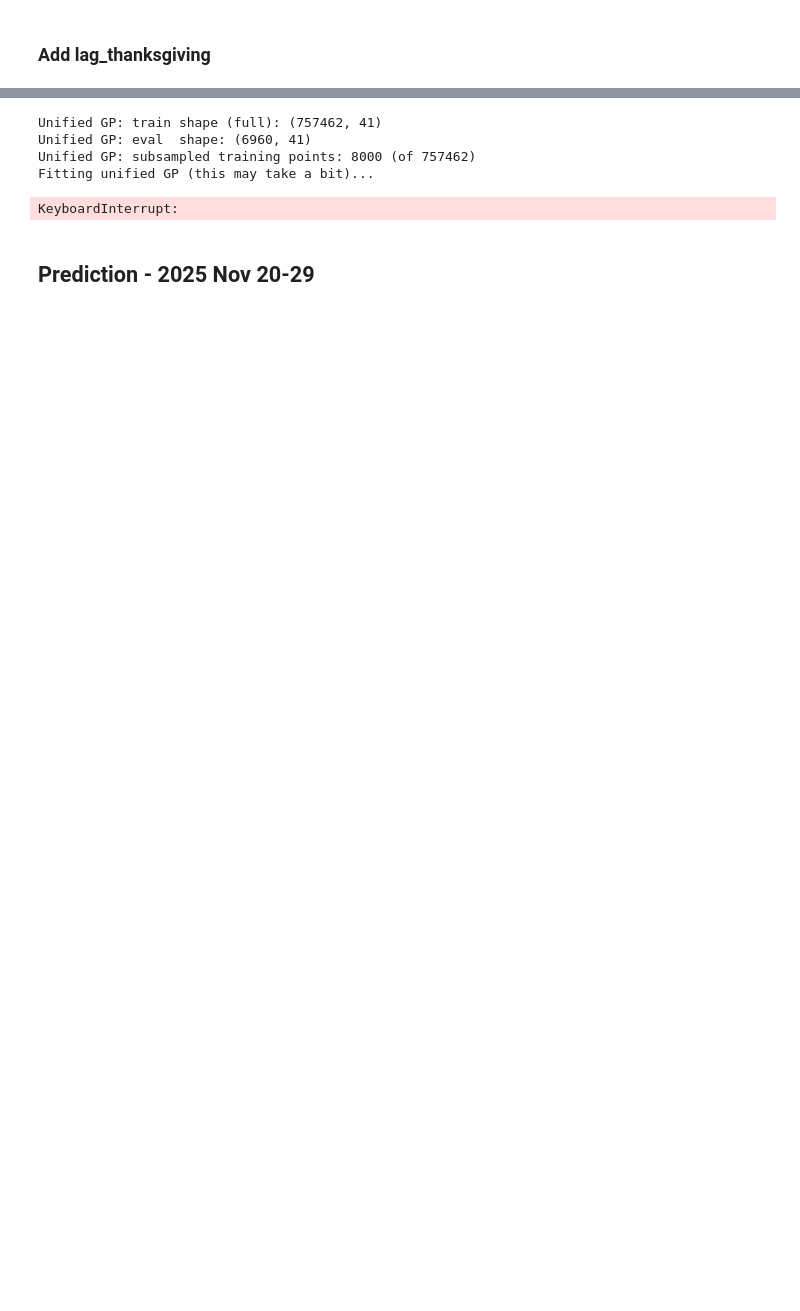
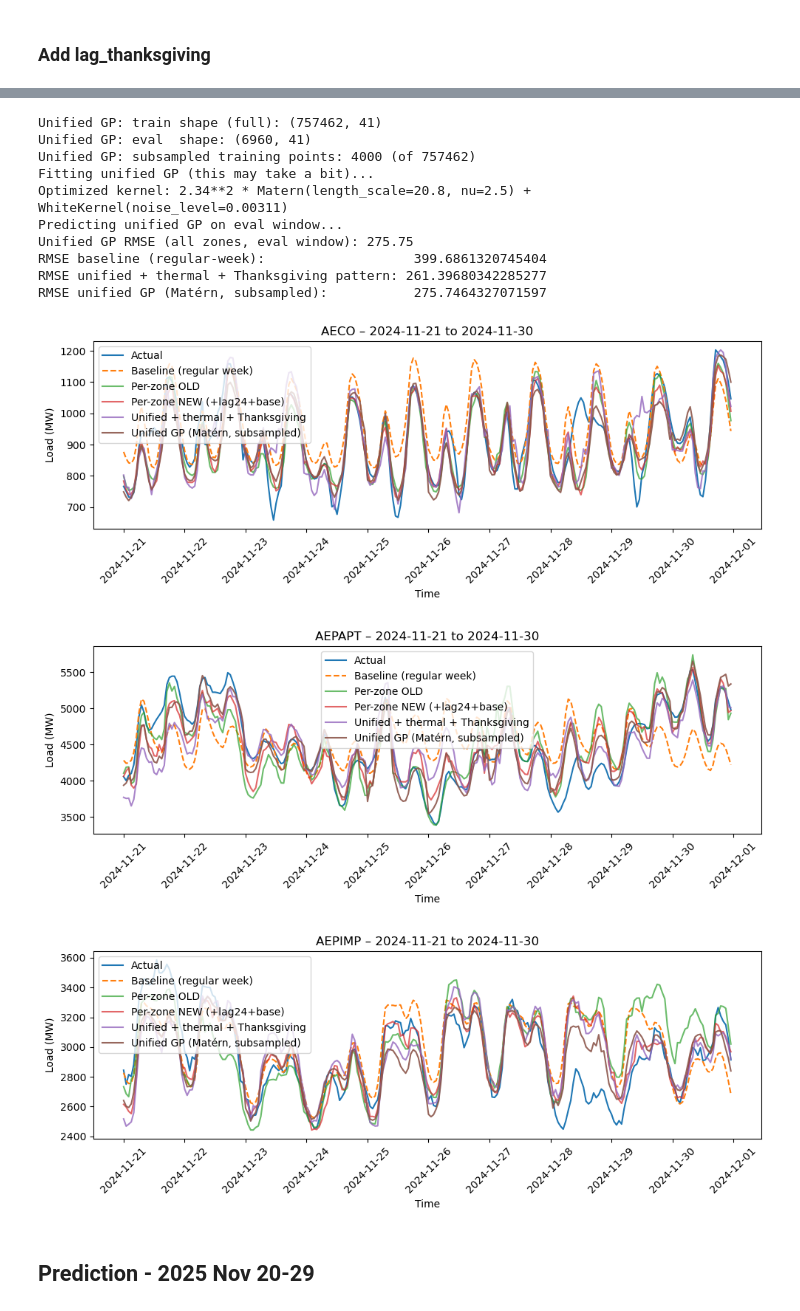
Before and after one commit to elvintseng/604proj4, a Jupyter notebook: main.ipynb, the cells around one changed output, grey strips where cells are left out. Cells and saved outputs as stored; diff of their text form; code cells hidden in the pictures; blank space fills up the shorter version.

```diff
--- a/main.ipynb
+++ b/main.ipynb
@@ -2569,7 +2569,7 @@ print("Unified GP: eval  shape:", X_eval_full.shape)
 # 2) Subsample training data for GP (GP is O(n^3))
 # ============================================================
 
-n_max = 8000  # total training points across all zones for GP
+n_max = 4000  # total training points across all zones for GP
 n_train = len(X_train_full)
 
 if n_train > n_max:
@@ -2600,7 +2600,7 @@ X_eval_gp_scaled  = scaler_gp.transform(X_eval_gp)
 
 kernel = (
     ConstantKernel(1.0, (0.1, 10.0))
-    * Matern(length_scale=1.0, nu=1.5)
+    * Matern(length_scale=1.0, nu=2.5)
     + WhiteKernel(noise_level=1.0, noise_level_bounds=(1e-3, 1e3))
 )
 
@@ -2668,35 +2668,43 @@ def plot_zone_eval(zone: str, df: pd.DataFrame = eval_plot_df) -> None:
         return
 
     plt.figure(figsize=(10, 4))
     plt.plot(sub["timestamp"], sub["mw_true"], label="Actual")
     plt.plot(sub["timestamp"], sub["mw_base"], label="Baseline (regular week)", linestyle="--")
     plt.plot(sub["timestamp"], sub["mw_pred_old"], label="Per-zone OLD", alpha=0.7)
     plt.plot(sub["timestamp"], sub["mw_pred_new"], label="Per-zone NEW (+lag24+base)", alpha=0.7)
 
     if "mw_pred_global_thank" in sub.columns:
         plt.plot(sub["timestamp"], sub["mw_pred_global_thank"],
                  label="Unified + thermal + Thanksgiving", alpha=0.8)
 
     plt.plot(sub["timestamp"], sub["mw_pred_gp_unified"],
              label="Unified GP (Matérn, subsampled)", alpha=0.9)
 
     plt.title(f"{zone} – {PREDICT_START} to {PREDICT_END}")
     plt.xlabel("Time")
     plt.ylabel("Load (MW)")
     plt.xticks(rotation=45)
     plt.legend()
     plt.tight_layout()
     plt.show()
 
 # Example: plot a couple of zones:
 for z in sorted(eval_plot_df["zone"].unique())[:3]:
     plot_zone_eval(z)
 # %% [output]
 Unified GP: train shape (full): (757462, 41)
 Unified GP: eval  shape: (6960, 41)
-Unified GP: subsampled training points: 8000 (of 757462)
+Unified GP: subsampled training points: 4000 (of 757462)
 Fitting unified GP (this may take a bit)...
+Optimized kernel: 2.34**2 * Matern(length_scale=20.8, nu=2.5) + WhiteKernel(noise_level=0.00311)
+Predicting unified GP on eval window...
+Unified GP RMSE (all zones, eval window): 275.75
+RMSE baseline (regular-week):                   399.6861320745404
+RMSE unified + thermal + Thanksgiving pattern: 261.39680342285277
+RMSE unified GP (Matérn, subsampled):           275.7464327071597
-KeyboardInterrupt:
+[figure, added]
+[figure, added]
+[figure, added]
 # %% [markdown]
 ## Prediction - 2025 Nov 20-29
 # %%
```
Also changed, not shown: parts of 14 cells of this notebook, 7 other files.
